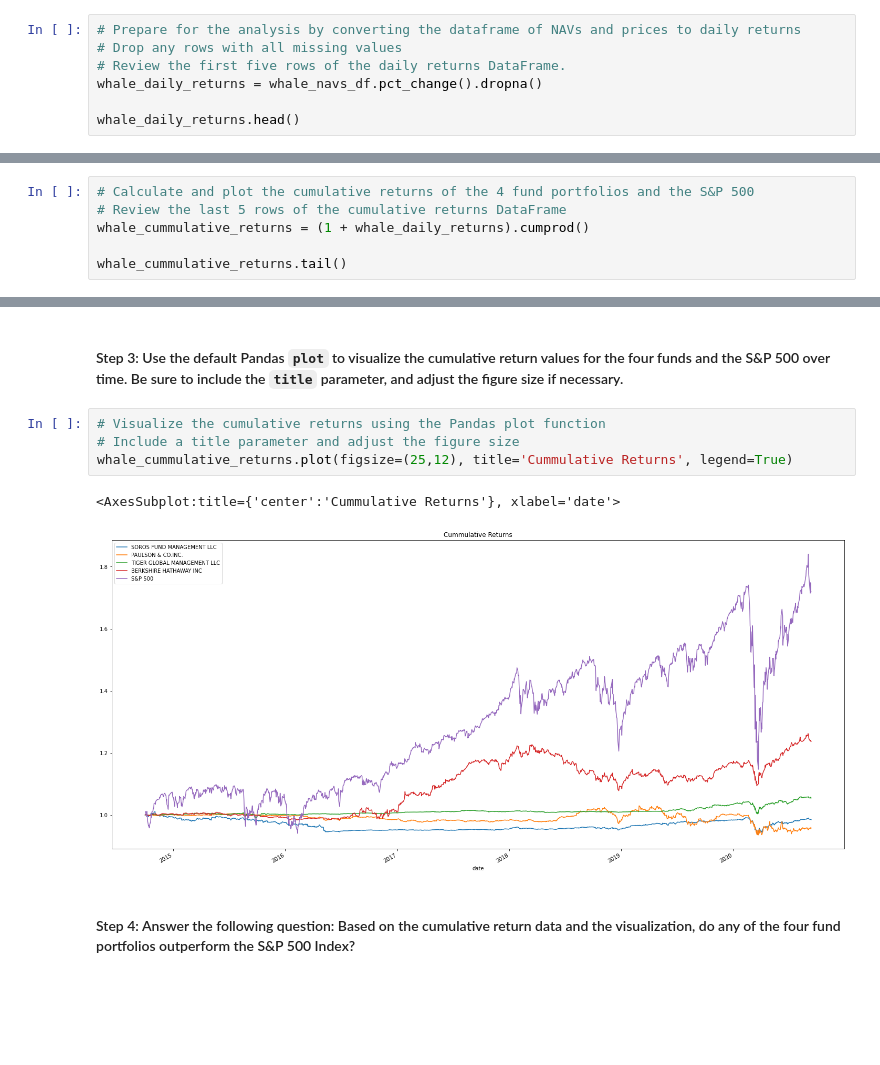
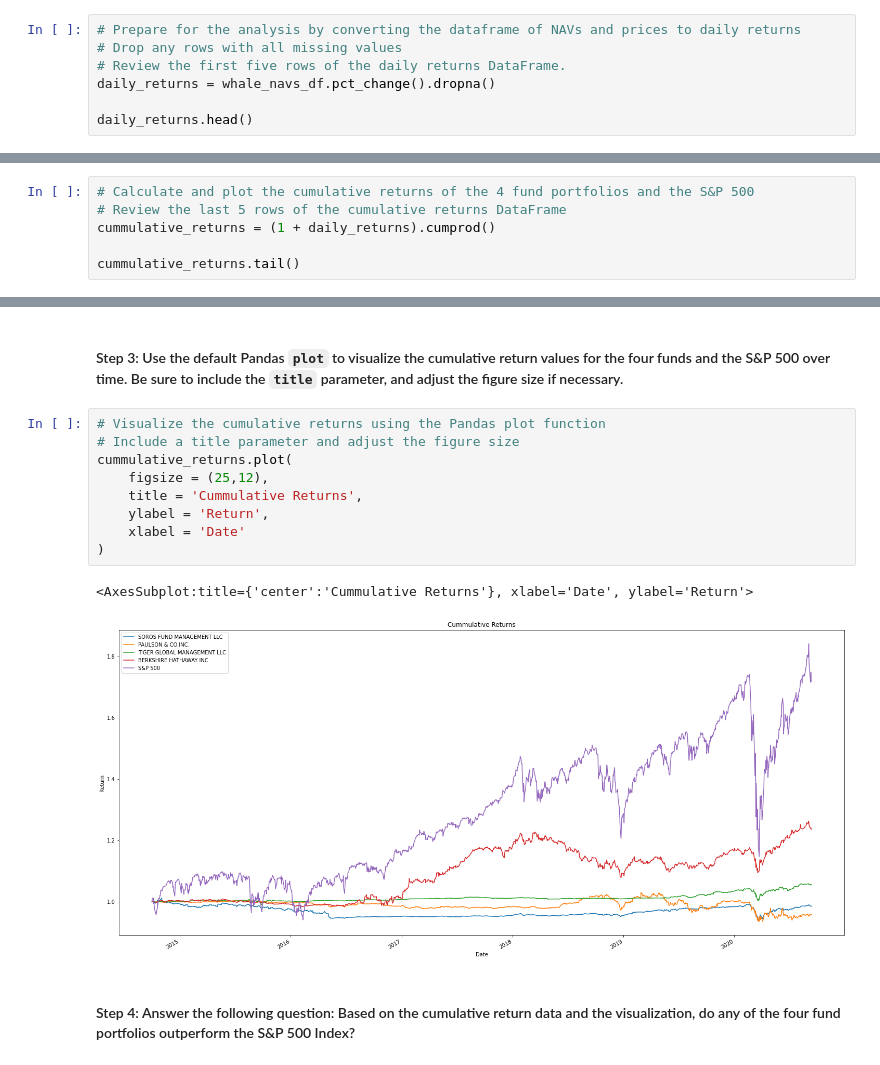
Before and after one commit to elliotlozano/portfolio_optimizer, a Jupyter notebook: risk_return_analysis.ipynb, the cells around one changed output, grey strips where cells are left out. Cells and saved outputs as stored; diff of their text form; blank space fills up the shorter version.

```diff
--- a/risk_return_analysis.ipynb
+++ b/risk_return_analysis.ipynb
@@ -132,9 +132,9 @@ whale_navs_df.head()
 # Prepare for the analysis by converting the dataframe of NAVs and prices to daily returns
 # Drop any rows with all missing values
 # Review the first five rows of the daily returns DataFrame.
-whale_daily_returns = whale_navs_df.pct_change().dropna()
+daily_returns = whale_navs_df.pct_change().dropna()
 
-whale_daily_returns.head()
+daily_returns.head()
 # %% [output]
 |  | SOROS FUND MANAGEMENT LLC | PAULSON & CO.INC. | TIGER GLOBAL MANAGEMENT LLC | BERKSHIRE HATHAWAY INC | S&P 500 |
 | date |  |  |  |  |  |
@@ -167,9 +167,9 @@ whale_daily_returns.plot(figsize=(25,12), title='Daily Returns of NAVs and S&P 5
 # %%
 # Calculate and plot the cumulative returns of the 4 fund portfolios and the S&P 500
 # Review the last 5 rows of the cumulative returns DataFrame
-whale_cummulative_returns = (1 + whale_daily_returns).cumprod()
+cummulative_returns = (1 + daily_returns).cumprod()
 
-whale_cummulative_returns.tail()
+cummulative_returns.tail()
 # %% [output]
 |  | SOROS FUND MANAGEMENT LLC | PAULSON & CO.INC. | TIGER GLOBAL MANAGEMENT LLC | BERKSHIRE HATHAWAY INC | S&P 500 |
 | date |  |  |  |  |  |
@@ -183,10 +183,15 @@ whale_cummulative_returns.tail()
 # %%
 # Visualize the cumulative returns using the Pandas plot function
 # Include a title parameter and adjust the figure size
-whale_cummulative_returns.plot(figsize=(25,12), title='Cummulative Returns', legend=True)
+cummulative_returns.plot(
+    figsize = (25,12),
+    title = 'Cummulative Returns',
+    ylabel = 'Return',
+    xlabel = 'Date'
+)
 # %% [output]
-<AxesSubplot:title={'center':'Cummulative Returns'}, xlabel='date'>
+<AxesSubplot:title={'center':'Cummulative Returns'}, xlabel='Date', ylabel='Return'>
-[figure, old version]
+[figure, new version]
 # %% [markdown]
 #### Step 4: Answer the following question: Based on the cumulative return data and the visualization, do any of the four fund portfolios outperform the S&P 500 Index?
 # %% [markdown]
```
Also changed, not shown: parts of 14 cells of this notebook, 1 other file.
